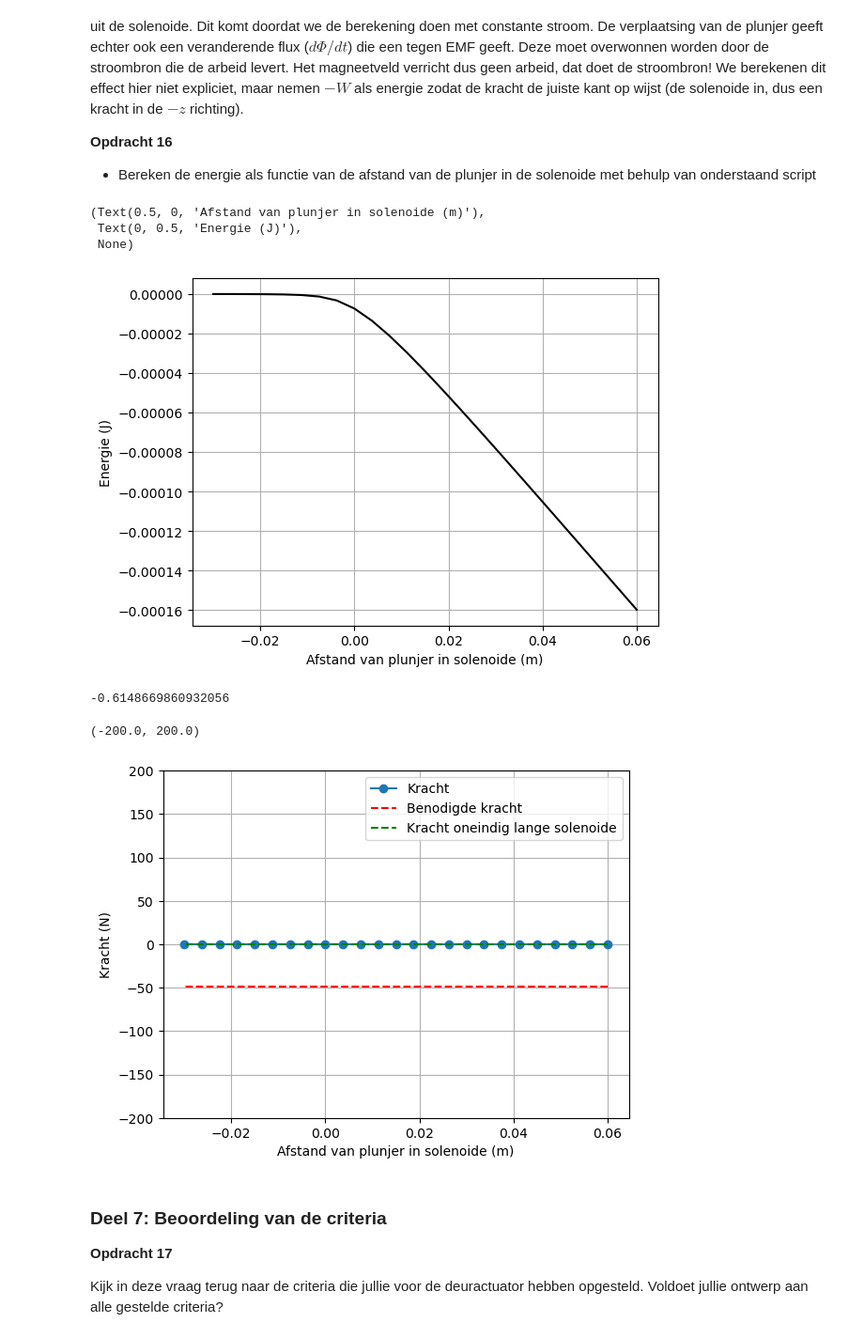
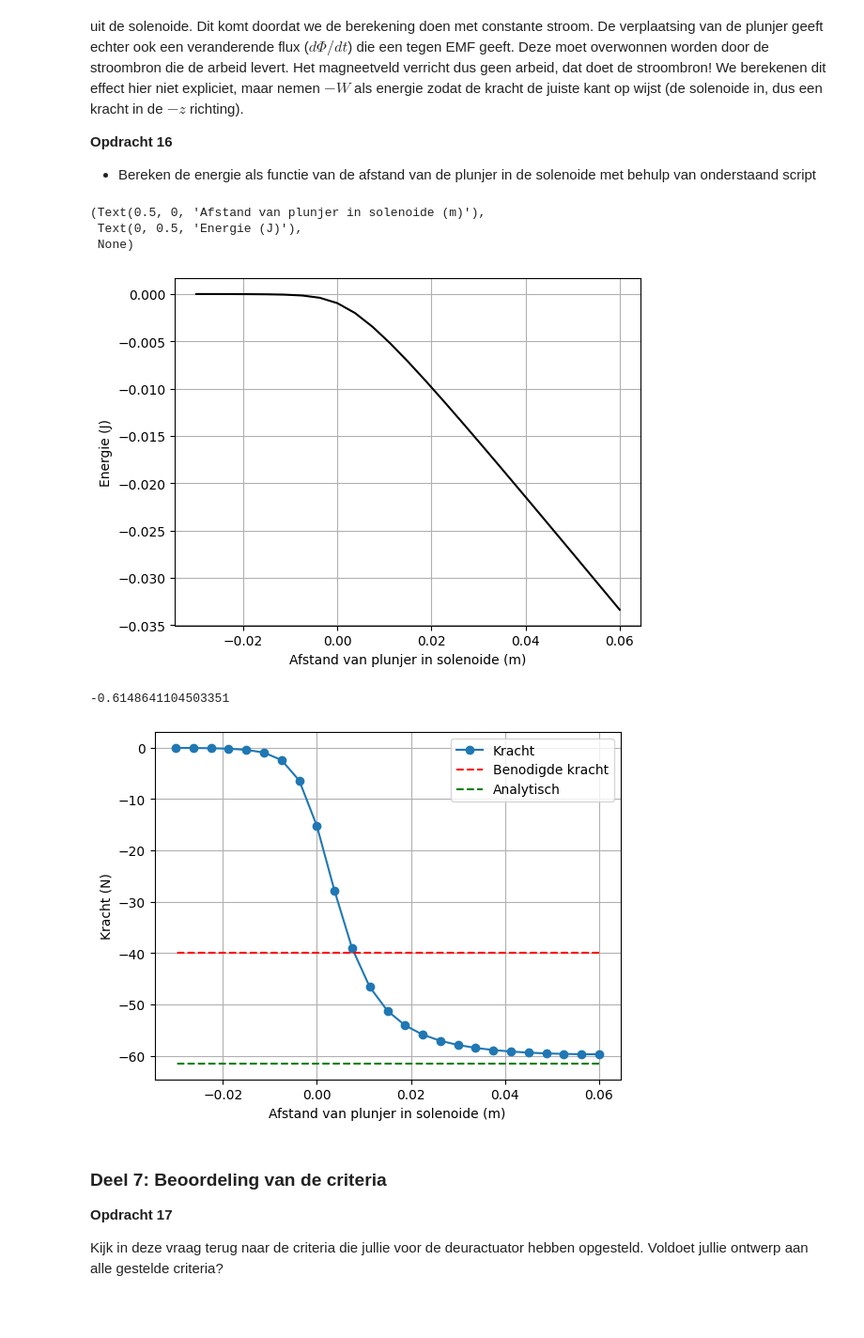
Before and after one commit to T-L-cc/opdrachten-DEF-D, a Jupyter notebook: 2KrachtactuatorOpdracht/KrachtactuatorOpdracht.ipynb, the cells around one changed output. Shown at 94% size. Saved outputs shown, nothing was run; the diff lists cells and outputs as text; code cells hidden in the pictures; blank space fills up the shorter version.

```diff
--- a/2KrachtactuatorOpdracht/KrachtactuatorOpdracht.ipynb
+++ b/2KrachtactuatorOpdracht/KrachtactuatorOpdracht.ipynb
@@ -636,35 +615,39 @@ Zoals je uit je berekening voor het $\mathbf{H}$ kan zien is de energie van de p
 
 * Bereken de energie als functie van de afstand van de plunjer in de solenoide met behulp van onderstaand script
 # %%
-Wz_tot = 0
-for i in range (0,n_ax-1):
-    Wz=-0.5*np.pi*r_s**2*np.cumsum(np.flipud(H_ax)*mu_r_Fe*mu_0*np.flipud(H_ax))*(z_ax[i+1] - z_ax[i])
-    Wz_tot += Wz
 
+# Wz = -0.5*np.pi*r_s**2*np.cumsum(np.flipud(H_ax)*mu_r_Fe*mu_0*np.flipud(H_ax))*(z_ax[1] - z_ax[0])
+force_analytical = -mu_0*mu_r_Fe*np.pi*r_s**2*aantal_omwent**2*I**2/2/L_s**2 # Kracht uitrekenen numeriek
+# force_numerical=np.diff(-Wz, n=1, append=[0])/(z_ax[1] - z_ax[0]) # Kracht uitrekenen
 
+mu = mu_0 * mu_r_Fe
+dz = z_ax[1] - z_ax[0]
 
+w = 0.5 * mu * H_ax**2
 
-plt.plot(L_s/2 - z_ax, np.flipud(Wz_tot), '-k')
+Wz = np.pi * r_s**2 * np.cumsum(np.flipud(w)) * dz
+Wz = np.flipud(Wz)
+
+plt.plot(L_s/2 - z_ax, -(Wz), '-k')
 plt.xlabel('Afstand van plunjer in solenoide (m)'), plt.ylabel('Energie (J)'), plt.grid()
 # %% [output]
 (Text(0.5, 0, 'Afstand van plunjer in solenoide (m)'),
  Text(0, 0.5, 'Energie (J)'),
  None)
-[figure, old version]
+[figure, new version]
 # %%
-force_analytical = -mu_0*mu_r_Fe*np.pi*r_s**2*aantal_omwent**2*I**2/2/L_s**2 # Kracht uitrekenen numeriek
-force_numerical=np.diff(Wz_tot, n=1, append=[0])/(z_ax[1] - z_ax[0]) # Kracht uitrekenen
+force_numerical = np.diff(-Wz, append=[0]) / dz
 print(force_analytical)
 # Plotting the results
-plt.plot(L_s/2 - z_ax, np.flipud(force_numerical), '-o', label='Kracht')
-plt.plot(L_s/2 - z_ax, (-5*9.8)*np.ones(n_ax), '--r', label='Benodigde kracht')
-plt.plot(L_s/2 - z_ax, force_analytical*np.ones(n_ax), '--g', label='Kracht oneindig lange solenoide')
+plt.plot(L_s/2 - z_ax, -(force_numerical)*100, '-o', label='Kracht')
+plt.plot(L_s/2 - z_ax, -40*np.ones(n_ax), '--r', label='Benodigde kracht')
+plt.plot(L_s/2 - z_ax, force_analytical*np.ones(n_ax)*100, '--g', label='Analytisch')
 plt.xlabel('Afstand van plunjer in solenoide (m)'), plt.ylabel('Kracht (N)'), plt.grid(), plt.legend()
-plt.ylim([-200, 200])
+# plt.ylim(-1,1)
+plt.show()
 # %% [output]
--0.6148669860932056
+-0.6148641104503351
-(-200.0, 200.0)
-[figure, old version]
+[figure, new version]
 # %% [markdown]
 ### Deel 7: Beoordeling van de criteria
 **Opdracht 17**
```
Also changed, not shown: parts of 12 cells of this notebook, 7 other files.
